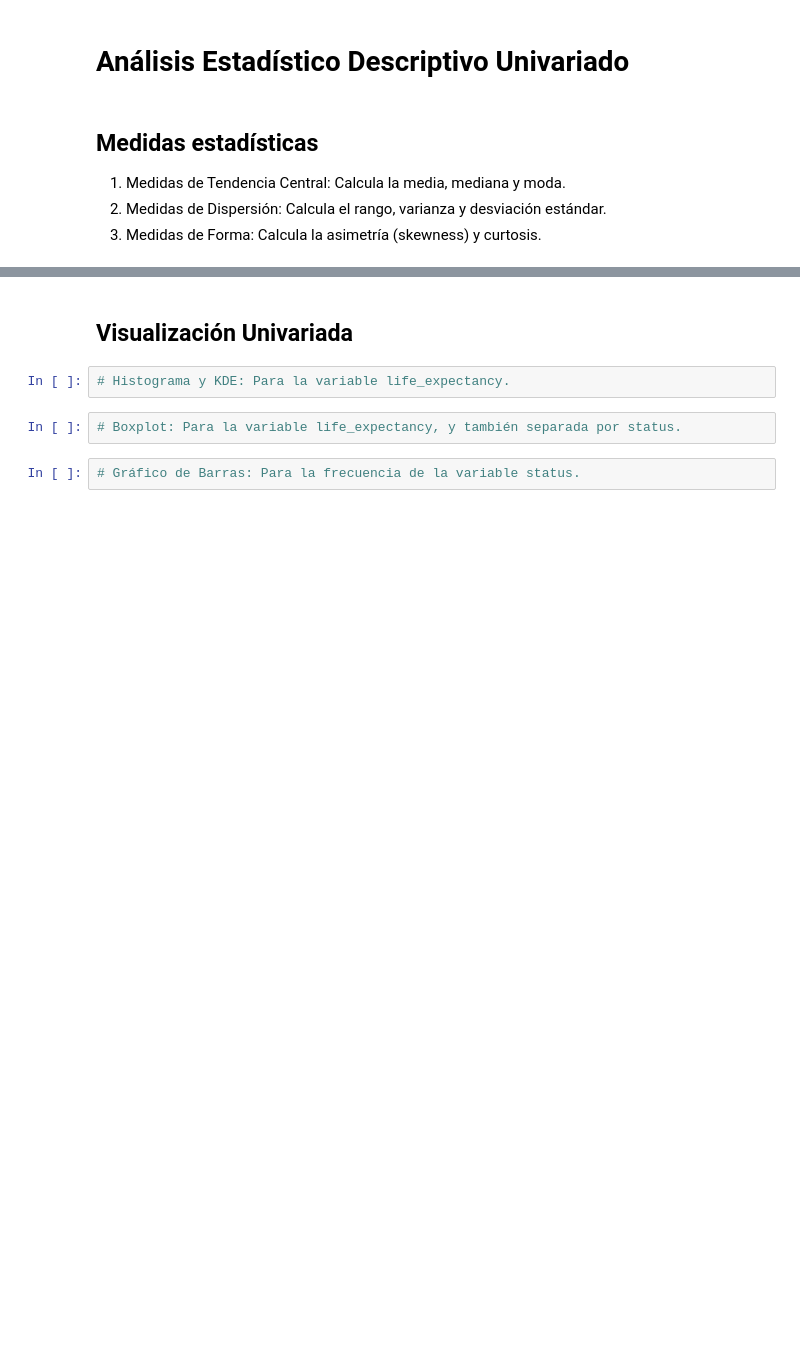
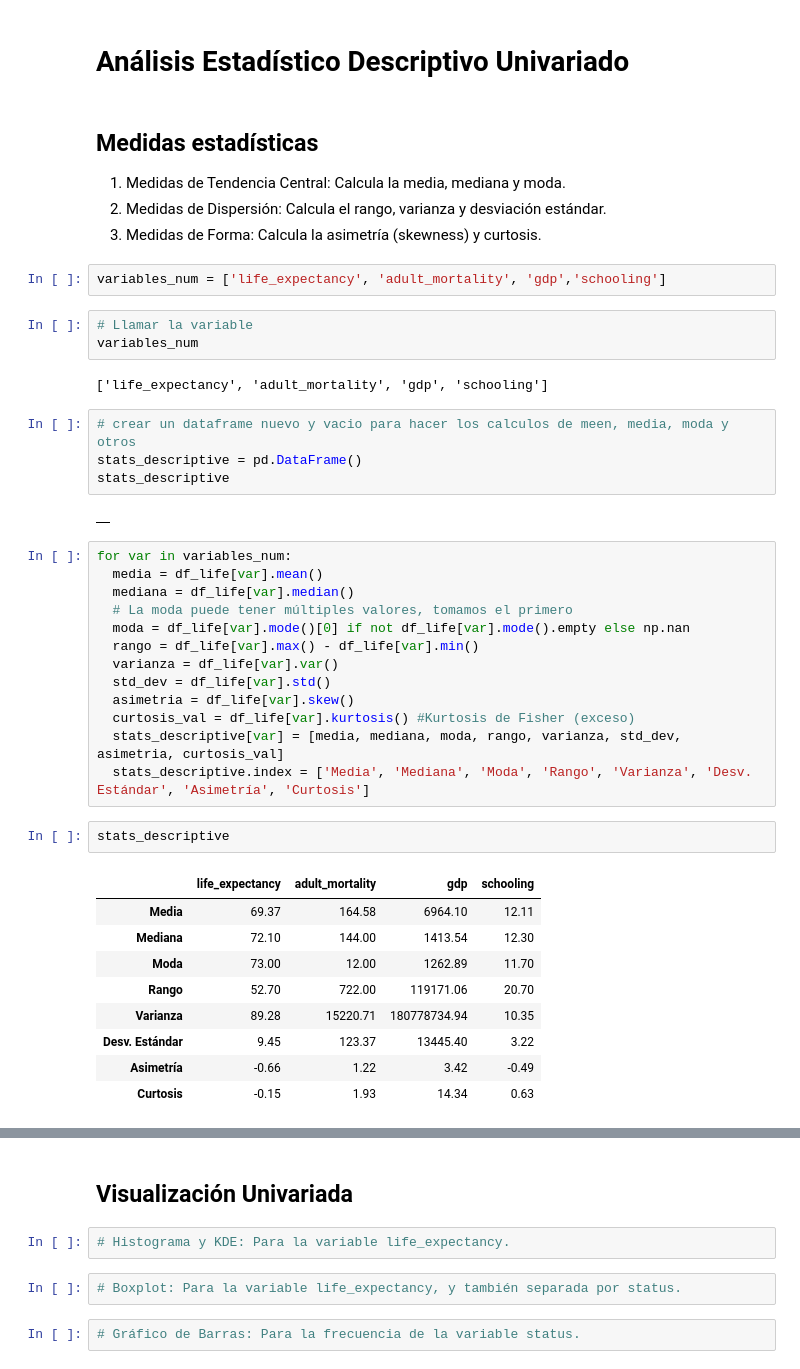
Before and after one commit to polaya813/polaya813, a Jupyter notebook: Copia_de_ENTREGABLE_5.ipynb, the cells around one changed output, grey strips where cells are left out. Drawn from its saved outputs; the diff is of its cells as text; blank space fills up the shorter version.

```diff
--- a/Copia_de_ENTREGABLE_5.ipynb
+++ b/Copia_de_ENTREGABLE_5.ipynb
@@ -182,5 +225,43 @@ dtype: int64
 1. Medidas de Tendencia Central: Calcula la media, mediana y moda.
 2. Medidas de Dispersión: Calcula el rango, varianza y desviación estándar.
 3. Medidas de Forma: Calcula la asimetría (skewness) y curtosis.
+# %%
+variables_num = ['life_expectancy', 'adult_mortality', 'gdp','schooling']
+# %%
+# Llamar la variable
+variables_num
+# %% [output]
+['life_expectancy', 'adult_mortality', 'gdp', 'schooling']
+# %%
+# crear un dataframe nuevo y vacio para hacer los calculos de meen, media, moda y otros
+stats_descriptive = pd.DataFrame()
+stats_descriptive
+# %% [output]
+|  |
+# %%
+for var in variables_num:
+  media = df_life[var].mean()
+  mediana = df_life[var].median()
+  # La moda puede tener múltiples valores, tomamos el primero
+  moda = df_life[var].mode()[0] if not df_life[var].mode().empty else np.nan
+  rango = df_life[var].max() - df_life[var].min()
+  varianza = df_life[var].var()
+  std_dev = df_life[var].std()
+  asimetria = df_life[var].skew()
+  curtosis_val = df_life[var].kurtosis() #Kurtosis de Fisher (exceso)
+  stats_descriptive[var] = [media, mediana, moda, rango, varianza, std_dev, asimetria, curtosis_val]
+  stats_descriptive.index = ['Media', 'Mediana', 'Moda', 'Rango', 'Varianza', 'Desv. Estándar', 'Asimetría', 'Curtosis']
+# %%
+stats_descriptive
+# %% [output]
+|  | life_expectancy | adult_mortality | gdp | schooling |
+| Media | 69.37 | 164.58 | 6964.10 | 12.11 |
+| Mediana | 72.10 | 144.00 | 1413.54 | 12.30 |
+| Moda | 73.00 | 12.00 | 1262.89 | 11.70 |
+| Rango | 52.70 | 722.00 | 119171.06 | 20.70 |
+| Varianza | 89.28 | 15220.71 | 180778734.94 | 10.35 |
+| Desv. Estándar | 9.45 | 123.37 | 13445.40 | 3.22 |
+| Asimetría | -0.66 | 1.22 | 3.42 | -0.49 |
+| Curtosis | -0.15 | 1.93 | 14.34 | 0.63 |
 # %%
 # Tabla de Frecuencia - variable status
```
Also changed, not shown: parts of 5 cells of this notebook.
